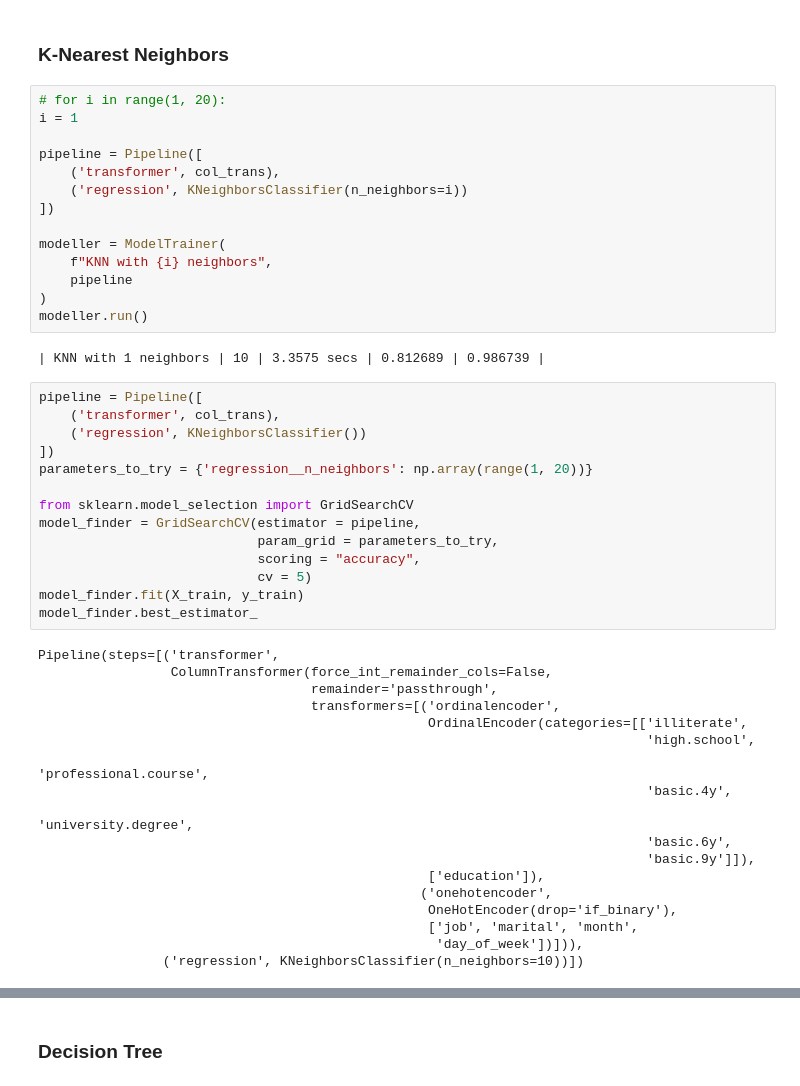
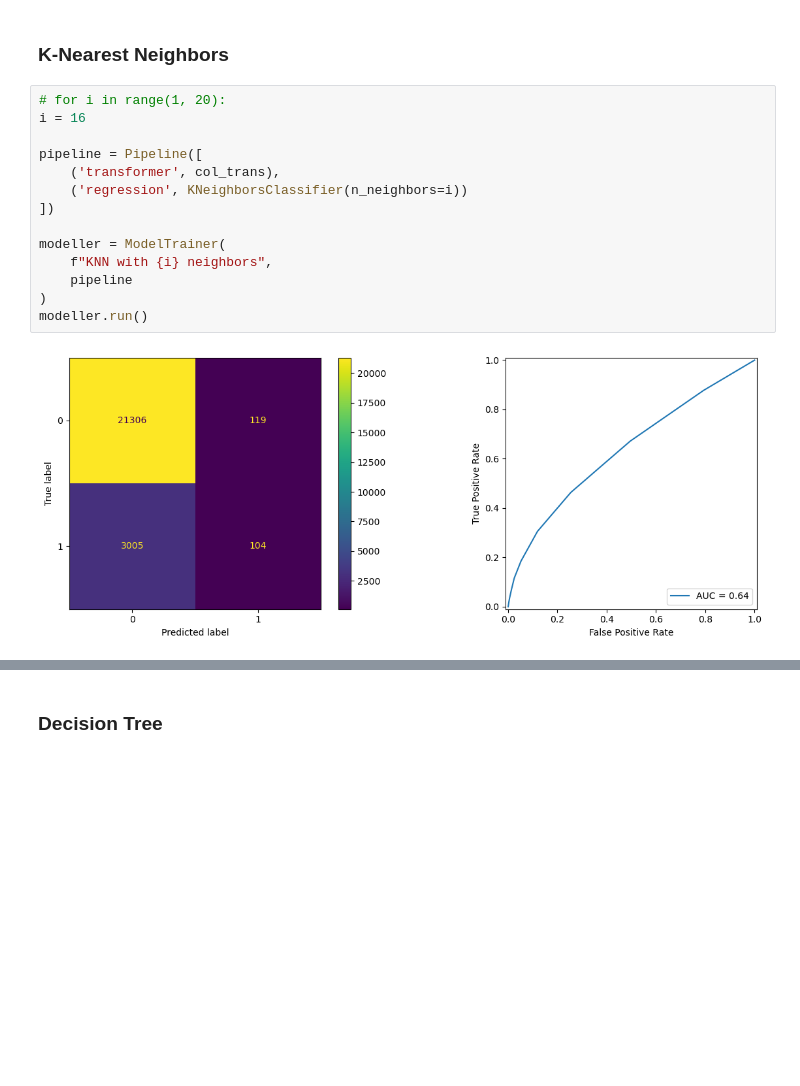
Before and after one commit to davestange/ml_banking_marketing, a Jupyter notebook: banking.ipynb, the cells around one changed output, grey strips where cells are left out. Saved outputs shown, nothing was run; the diff lists cells and outputs as text; blank space fills up the shorter version.

```diff
--- a/banking.ipynb
+++ b/banking.ipynb
@@ -313,52 +358,20 @@ modeller.run()
 ### K-Nearest Neighbors
 # %%
 # for i in range(1, 20):
-i = 1
+i = 16
 
 pipeline = Pipeline([
     ('transformer', col_trans),
     ('regression', KNeighborsClassifier(n_neighbors=i))
 ])
 
 modeller = ModelTrainer(
     f"KNN with {i} neighbors",
     pipeline
 )
 modeller.run()
 # %% [output]
-| KNN with 1 neighbors | 10 | 3.3575 secs | 0.812689 | 0.986739 |
+[figure, added]
-# %%
-pipeline = Pipeline([
-    ('transformer', col_trans),
-    ('regression', KNeighborsClassifier())
-])
-parameters_to_try = {'regression__n_neighbors': np.array(range(1, 20))}
-
-from sklearn.model_selection import GridSearchCV
-model_finder = GridSearchCV(estimator = pipeline,
-                            param_grid = parameters_to_try,
-                            scoring = "accuracy",
-                            cv = 5)
-model_finder.fit(X_train, y_train)
-model_finder.best_estimator_
-# %% [output]
-Pipeline(steps=[('transformer',
-                 ColumnTransformer(force_int_remainder_cols=False,
-                                   remainder='passthrough',
-                                   transformers=[('ordinalencoder',
-                                                  OrdinalEncoder(categories=[['illiterate',
-                                                                              'high.school',
-                                                                              'professional.course',
-                                                                              'basic.4y',
-                                                                              'university.degree',
-                                                                              'basic.6y',
-                                                                              'basic.9y']]),
-                                                  ['education']),
-                                                 ('onehotencoder',
-                                                  OneHotEncoder(drop='if_binary'),
-                                                  ['job', 'marital', 'month',
-                                                   'day_of_week'])])),
-                ('regression', KNeighborsClassifier(n_neighbors=10))])
 # %%
 modeller = ModelTrainer(
     f"KNN with {K_NEAREST_NEIGHEBORS_PARAM} neighbors",
```
Also changed, not shown: parts of 44 cells of this notebook, 1 other file.
